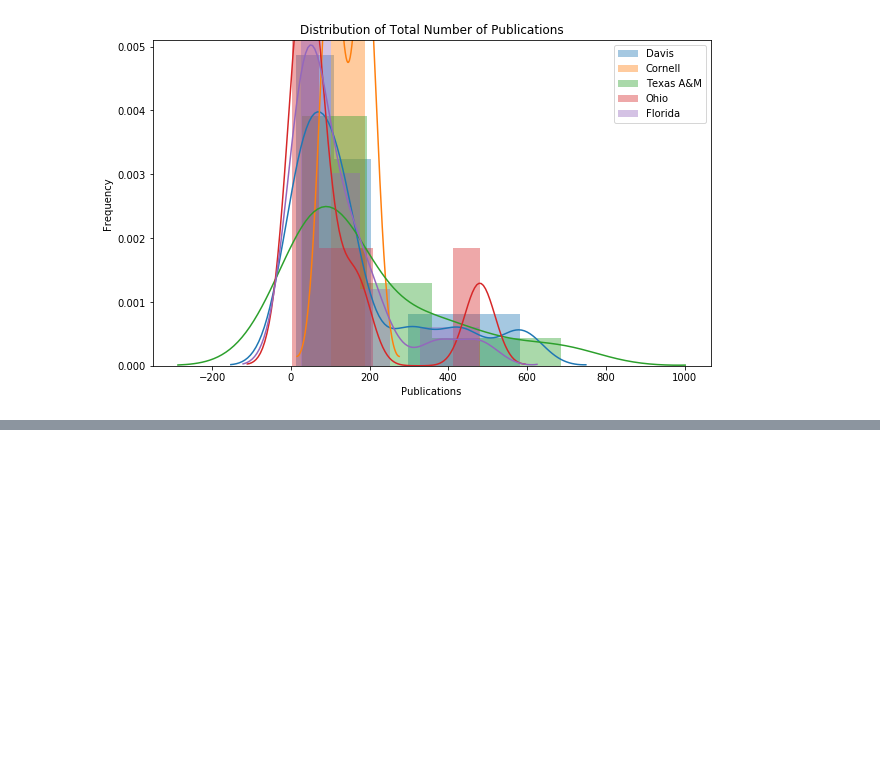
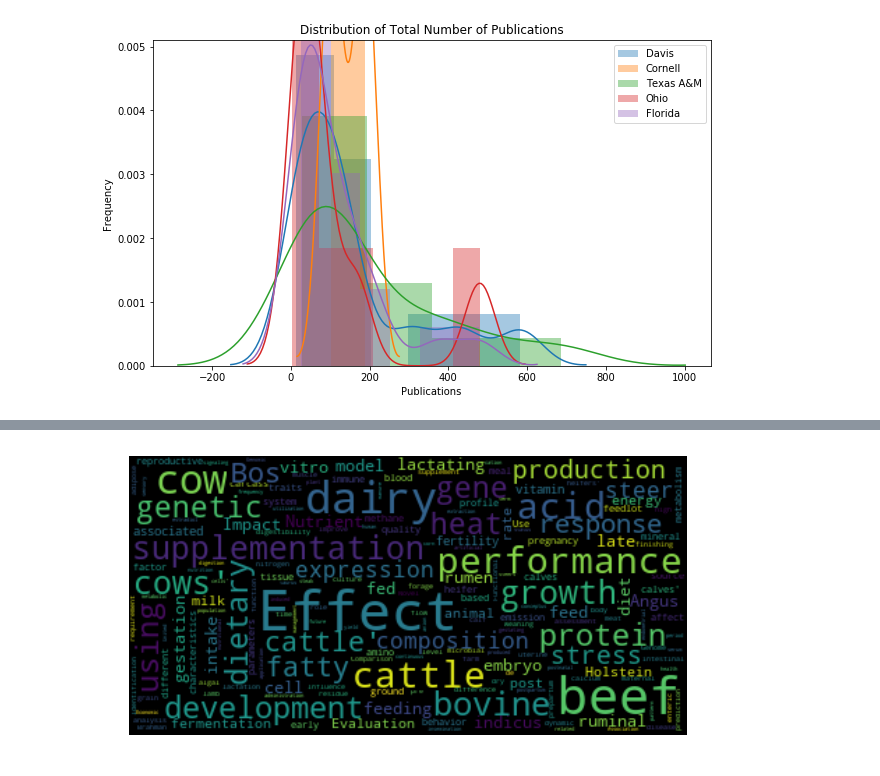
Before and after one commit to courtneylouie/Class-Project, a Jupyter notebook: data_exploration.ipynb, the cells around one changed output, grey strips where cells are left out. Saved outputs shown, nothing was run; the diff lists cells and outputs as text; code cells hidden in the pictures; blank space fills up the shorter version.

```diff
--- a/data_exploration.ipynb
+++ b/data_exploration.ipynb
@@ -111,0 +134,10 @@ plt.show()
+# %%
+recent = df[df.year > 2015]
+wordcloud = WordCloud(max_font_size=40,
+                      collocations=False).generate(str(recent["title"].tolist()))
+plt.figure()
+plt.imshow(wordcloud, interpolation="bilinear")
+plt.axis("off")
+plt.show()
+# %% [output]
+[figure, added]
```
Also changed, not shown: parts of 3 cells of this notebook.
